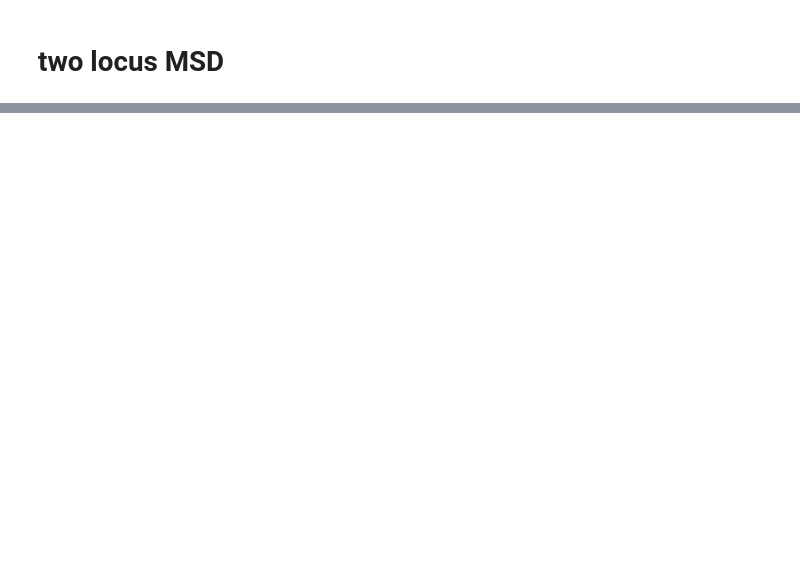
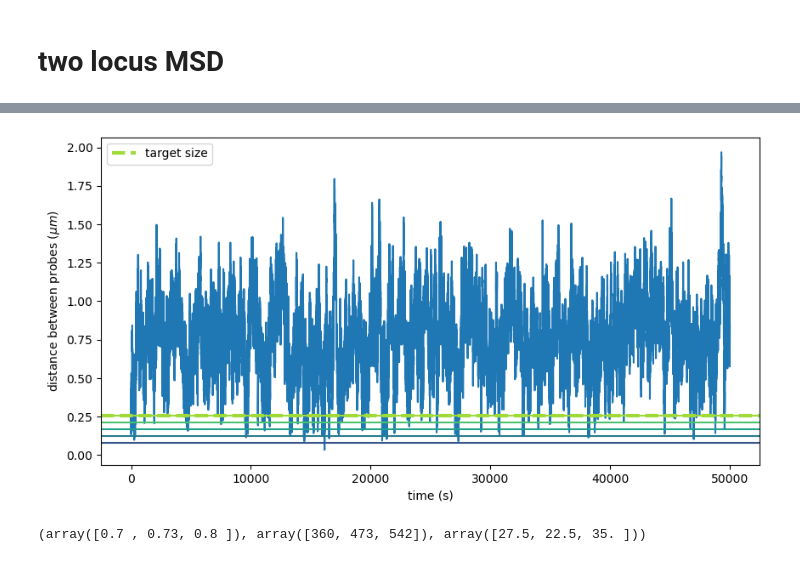
Before and after one commit to timothyfoldes/yeast_extrusion, a Jupyter notebook: analysis.ipynb, the cells around one changed output, grey strips where cells are left out. Saved outputs shown, nothing was run; the diff lists cells and outputs as text; code cells hidden in the pictures; blank space fills up the shorter version.

```diff
--- a/analysis.ipynb
+++ b/analysis.ipynb
@@ -35,0 +83,7 @@ data/trajectory_N1000.gsd
+# %%
+filename = f'data/without_stickyness/trajectory_N2000_period5000_0.gsd'
+gsd_file = gsd.hoomd.open(name=filename, mode='r')
+L = gsd_file[0].configuration.box[0]
+period = gsd_file[1].configuration.step - gsd_file[0].configuration.step
+snap = gsd_file[-1]
+(snap.particles.image == 1).sum()
@@ -119,0 +273,21 @@ plt.legend()
+# %%
+# plot the target sizes and the distance between the two probes over time with a color map for the target sizes
+target_sizes = np.linspace(0.08, 0.3, 100)
+
+plt.figure(figsize=(10,5))
+
+
+norm_rij = np.linalg.norm(rij[:,0,:], axis = -1)
+w1, w2 = 0, 50000
+plt.plot( norm_rij[w1:w2])
+cmap = plt.get_cmap('viridis')
+for target_size in target_sizes[::20]:
+    # continue
+    plt.axhline(target_size, color = cmap(target_size/max(target_sizes)))
+plt.axhline(target_size, linestyle = '--', linewidth=3, color = cmap(target_size/max(target_sizes)), label = 'target size')
+plt.xlabel('time (s)')
+plt.ylabel(r'distance between probes ($\mu m$)')
+plt.legend()
+plt.show()
+# %% [output]
+[figure, added]
@@ -119,0 +296,4 @@ plt.legend()
+# %%
+r, s, tau_auxin
+# %% [output]
+(array([0.7 , 0.73, 0.8 ]), array([360, 473, 542]), array([27.5, 22.5, 35. ]))
```
Also changed, not shown: parts of 45 cells of this notebook, 12 other files.
